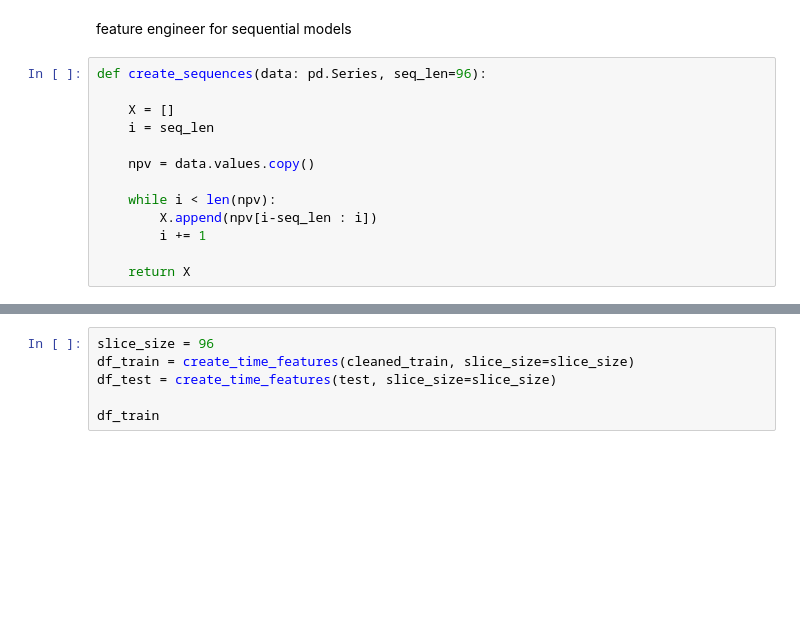
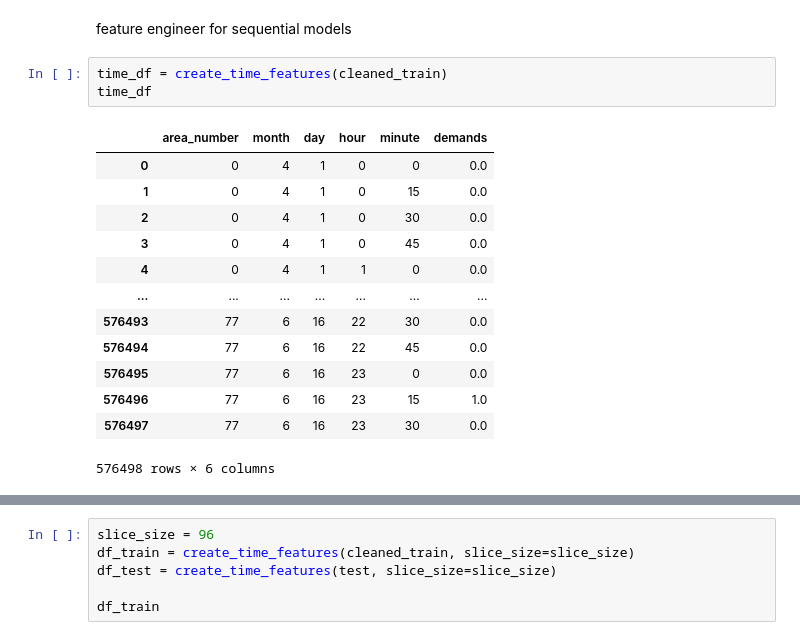
Before and after one commit to isel-har/uber_42, a Jupyter notebook: Untitled0.ipynb, the cells around one changed output, grey strips where cells are left out. Saved outputs shown, nothing was run; the diff lists cells and outputs as text; blank space fills up the shorter version.

```diff
--- a/Untitled0.ipynb
+++ b/Untitled0.ipynb
@@ -318,16 +333,20 @@ print("mean absolute error : ", mean_absolute_error(y_true=test_df['demands'], y
 mean absolute error :  0.8276776936894991
 # %% [markdown]
 feature engineer for sequential models
-# %%
-def create_sequences(data: pd.Series, seq_len=96):
-
-    X = []
-    i = seq_len
-
-    npv = data.values.copy()
-
-    while i < len(npv):
-        X.append(npv[i-seq_len : i])
-        i += 1
-
-    return X
+# %%
+time_df = create_time_features(cleaned_train)
+time_df
+# %% [output]
+|  | area_number | month | day | hour | minute | demands |
+| 0 | 0 | 4 | 1 | 0 | 0 | 0.0 |
+| 1 | 0 | 4 | 1 | 0 | 15 | 0.0 |
+| 2 | 0 | 4 | 1 | 0 | 30 | 0.0 |
+| 3 | 0 | 4 | 1 | 0 | 45 | 0.0 |
+| 4 | 0 | 4 | 1 | 1 | 0 | 0.0 |
+| ... | ... | ... | ... | ... | ... | ... |
+| 576493 | 77 | 6 | 16 | 22 | 30 | 0.0 |
+| 576494 | 77 | 6 | 16 | 22 | 45 | 0.0 |
+| 576495 | 77 | 6 | 16 | 23 | 0 | 0.0 |
+| 576496 | 77 | 6 | 16 | 23 | 15 | 1.0 |
+| 576497 | 77 | 6 | 16 | 23 | 30 | 0.0 |
+576498 rows × 6 columns
```
Also changed, not shown: parts of 13 cells of this notebook.
